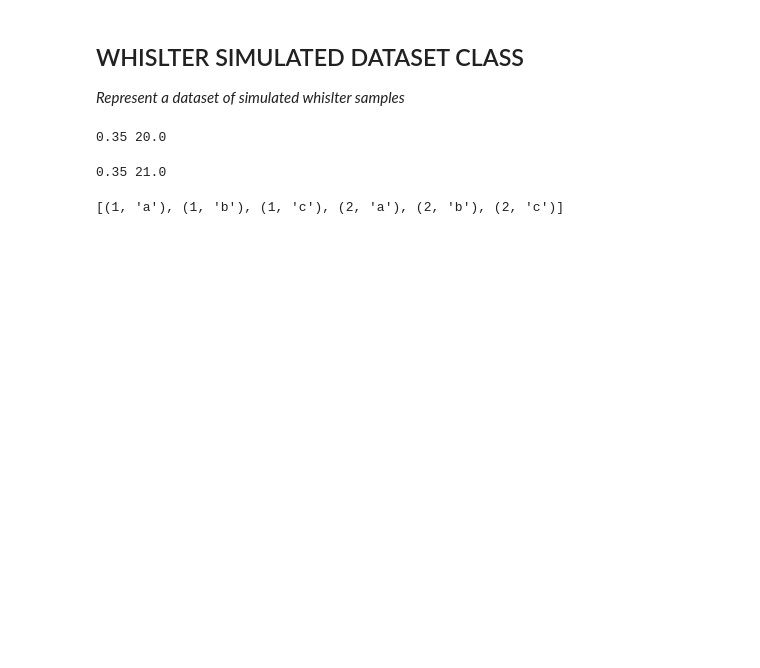
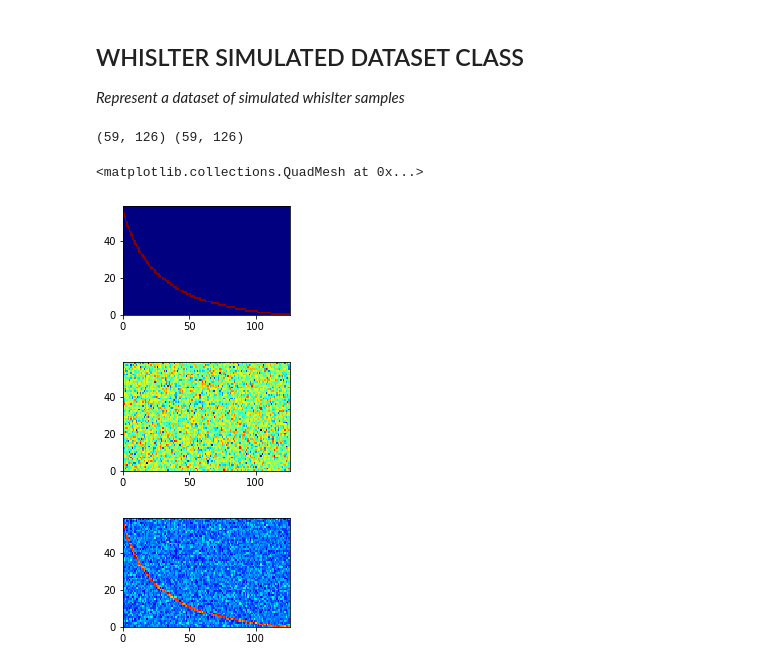
Before and after one commit to Kojey/MSc-whistler-waves-detector, a Jupyter notebook: ipy/dataset_simulation.ipynb, the cells around one changed output. Saved outputs shown, nothing was run; the diff lists cells and outputs as text; code cells hidden in the pictures; blank space fills up the shorter version.

Commit message:
Generate noise simulation

```diff
--- a/ipy/dataset_simulation.ipynb
+++ b/ipy/dataset_simulation.ipynb
@@ -94,15 +136,22 @@ class DatasetSimulation(object):
 # %%
-# dataset_sim_loc = os.path.join(os.getcwd().split(os.environ.get('USER'))[0],os.environ.get('USER'), 'wdml', 'data','datasets', 'simulations')
-# dataset_sim = DatasetSimulation(dataset_sim_loc, 0.006395061728395062, 0.15503875968992248)
+dataset_sim_loc = os.path.join(os.getcwd().split(os.environ.get('USER'))[0],os.environ.get('USER'), 'wdml', 'data','datasets', 'simulations', 'simple' ,'whistler')
+dataset_sim = DatasetSimulation(dataset_sim_loc, 0.006395061728395062, 0.15503875968992248)
 # # dataset_sim.whistler_file(An=0.35, D0=20)
 # # plt.pcolormesh(dataset_sim.load_whistler_file(An=0.35, D0=20))
 # dataset_sim.generate_whislters()
+# dataset_sim.generate_noise
+whistler = dataset_sim.whistler_sim(An=0.35, D0=39)
+noise = dataset_sim.noise_sim(1.356,2*0.152)
+print(whistler.shape, noise.shape)
+plt.figure(figsize=(3,2))
+plt.pcolormesh(whistler, cmap='jet')
+plt.figure(figsize=(3,2))
+plt.pcolormesh(noise, cmap='jet')
+plt.figure(figsize=(3,2))
+plt.pcolormesh(noise+whistler, cmap='jet')
 # %% [output]
-0.35 20.0
+(59, 126) (59, 126)
-0.35 21.0
+<matplotlib.collections.QuadMesh at 0x...>
+[figure, added]
+[figure, added]
+[figure, added]
-# %%
-a = [1,2]
-b = ['a', 'b', 'c']
-[(i,j) for i in a for j in b]
-# %% [output]
-[(1, 'a'), (1, 'b'), (1, 'c'), (2, 'a'), (2, 'b'), (2, 'c')]
```
Also changed, not shown: parts of 1 cell of this notebook, 1 other file.
